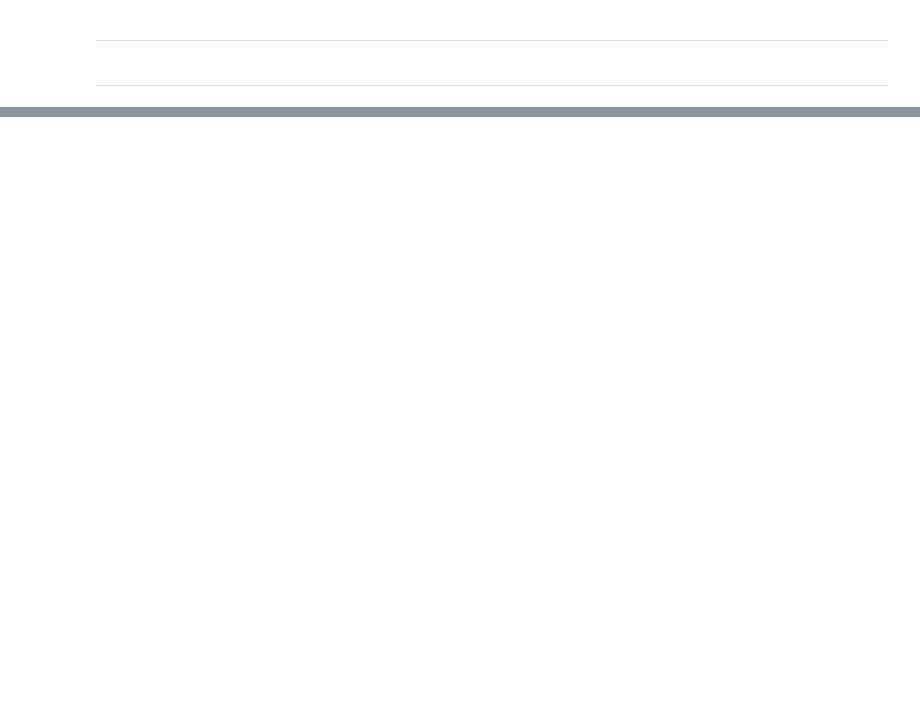
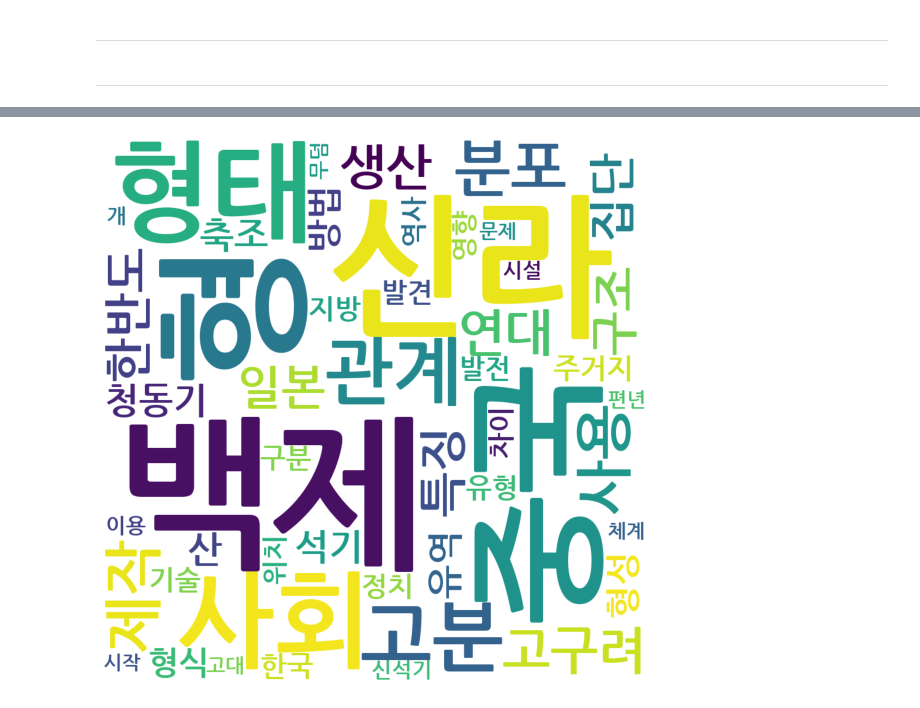
Before and after one commit to ChanToRe/Archaeological-research-trend-analysis, a Jupyter notebook: Arch_Research_trend.ipynb, the cells around one changed output, grey strips where cells are left out. Saved outputs shown, nothing was run; the diff lists cells and outputs as text; code cells hidden in the pictures; blank space fills up the shorter version.

```diff
--- a/Arch_Research_trend.ipynb
+++ b/Arch_Research_trend.ipynb
@@ -223,16 +223,9 @@ def LDA_topic(Topic_data, chunksize, iterations, num_topics, passes, eval_every,
 ---
 # %%
 #2000년대 발간 학술 논문 분석
-
-#네트워크 분석 출력
-G_zero = network_analysis(date_zero_nx)
-network_graph(G_zero)
-
-#연결중심성 출력
-bet_centratlity(G_zero, 10)
-
 #워드클라우드 출력
 noun_count(data_zero)
 
 #토픽모델링 출력
-LDA_topic(date_zero["Full-Data"], chunksize=20000, iterations=400, num_topics=5, passes=20, eval_every=None, year=2000)
+LDA_topic(date_zero["Full-Data"], chunksize=20000, iterations=400, num_topics=4, passes=20, eval_every=None, year=2000)
+# %% [output]
@@ -239,2 +249,3 @@ LDA_topic(date_zero["Full-Data"], chunksize=20000, iterations=400, num_topics=5,
+[figure, added]
 # %%
 #2010년대 발간 학술 논문 분석
```
Also changed, not shown: parts of 10 cells of this notebook, 2 other files.
